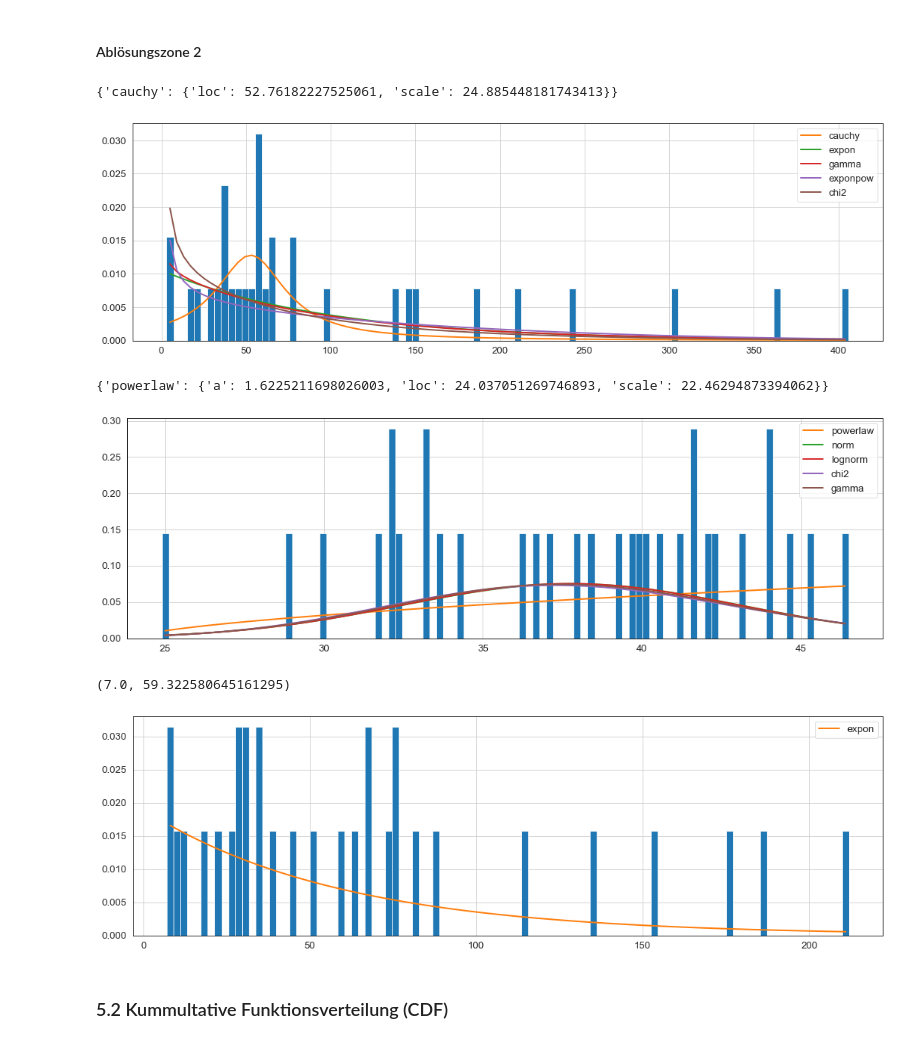
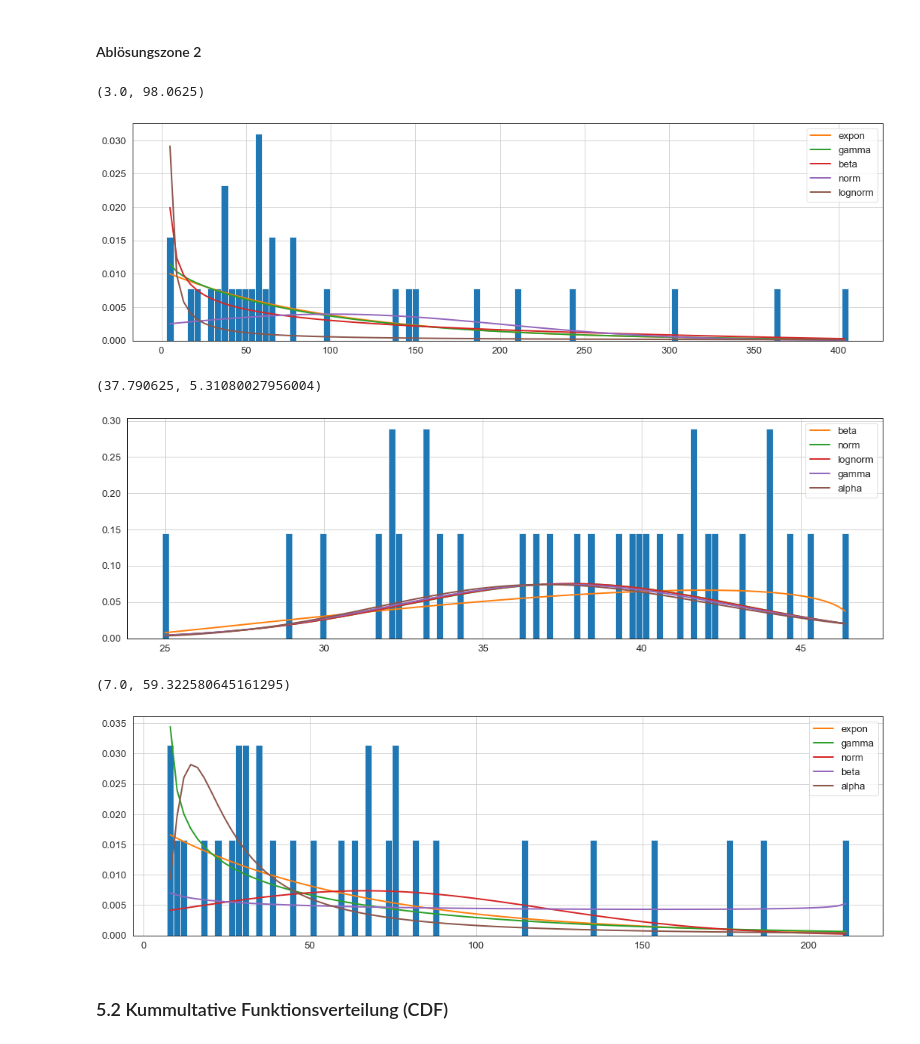
Before and after one commit to 7ben18/FHNW_Steinschlagrisiko, a Jupyter notebook: FHNW_Steinschlagrisiko.ipynb, the cells around one changed output. Drawn from its saved outputs; the diff is of its cells as text; code cells hidden in the pictures.

```diff
--- a/FHNW_Steinschlagrisiko.ipynb
+++ b/FHNW_Steinschlagrisiko.ipynb
@@ -439,19 +400,14 @@ def expon_distribution(dataframe, x_val):
     sns.displot(data=dataframe, x = x_val, kind = "hist", bins = 150, aspect = 3.0)
     vals = dataframe[x_val].values
 
-    fitter_vals = Fitter(vals, distributions=["expon"])
-
-    """
     fitter_vals = Fitter(vals,
                distributions=['alpha',
                               'beta',
                               "gamma",
                               "norm",
                               "expon",
-                              "lognorm",
-                              "chi2",
-                              "genhyperbolic"])
-    """
+                              "lognorm"])
+
 
     fitter_vals.fit()
     fitter_vals.summary()
@@ -483,25 +445,43 @@ print(distribution_time1_param)
 #### Ablösungszone 2
 # %%
 # Masse
-distribution_mass2_param = best_distribution(df2, "Masse [kg]")
+distribution_mass2_param = expon_distribution(df2, "Masse [kg]")
 print(distribution_mass2_param)
+
+# Best:
+# {'cauchy': {'loc': 52.76182227525061, 'scale': 24.885448181743413}}
+
+# Exponentialverteilung:
+# (3.0, 98.0625)
 # %% [output]
-{'cauchy': {'loc': 52.76182227525061, 'scale': 24.885448181743413}}
+(3.0, 98.0625)
-[figure, old version]
+[figure, new version]
 # %%
 # Geschwindigkeit
-distribution_speed2_param = best_distribution(df2, "Geschwindigkeit [m/s]")
+distribution_speed2_param = densityPlot(df2, "Geschwindigkeit [m/s]")
 print(distribution_speed2_param)
+
+# Best:
+# {'powerlaw': {'a': 1.6225211698026003, 'loc': 24.037051269746893, 'scale': 22.46294873394062}}
+
+# Normalverteilung:
+# (37.790625, 5.31080027956004)
 # %% [output]
-{'powerlaw': {'a': 1.6225211698026003, 'loc': 24.037051269746893, 'scale': 22.46294873394062}}
+(37.790625, 5.31080027956004)
-[figure, old version]
+[figure, new version]
 # %%
 # Zeitabstand
 distribution_time2_param = expon_distribution(df_Zeitabstand_2, 0)
 print(distribution_time2_param)
+
+# Best distribution:
+# {'exponpow': {'b': 0.6971027826831848, 'loc': 6.999999999999999, 'scale': 117.24076793057438}}
+
+# Exponentialverteilung:
+# (7.0, 59.322580645161295)
 # %% [output]
 (7.0, 59.322580645161295)
-[figure, old version]
+[figure, new version]
 # %% [markdown]
 ### 5.2 Kummultative Funktionsverteilung (CDF)
 # %%
```
Also changed, not shown: parts of 25 cells of this notebook.
